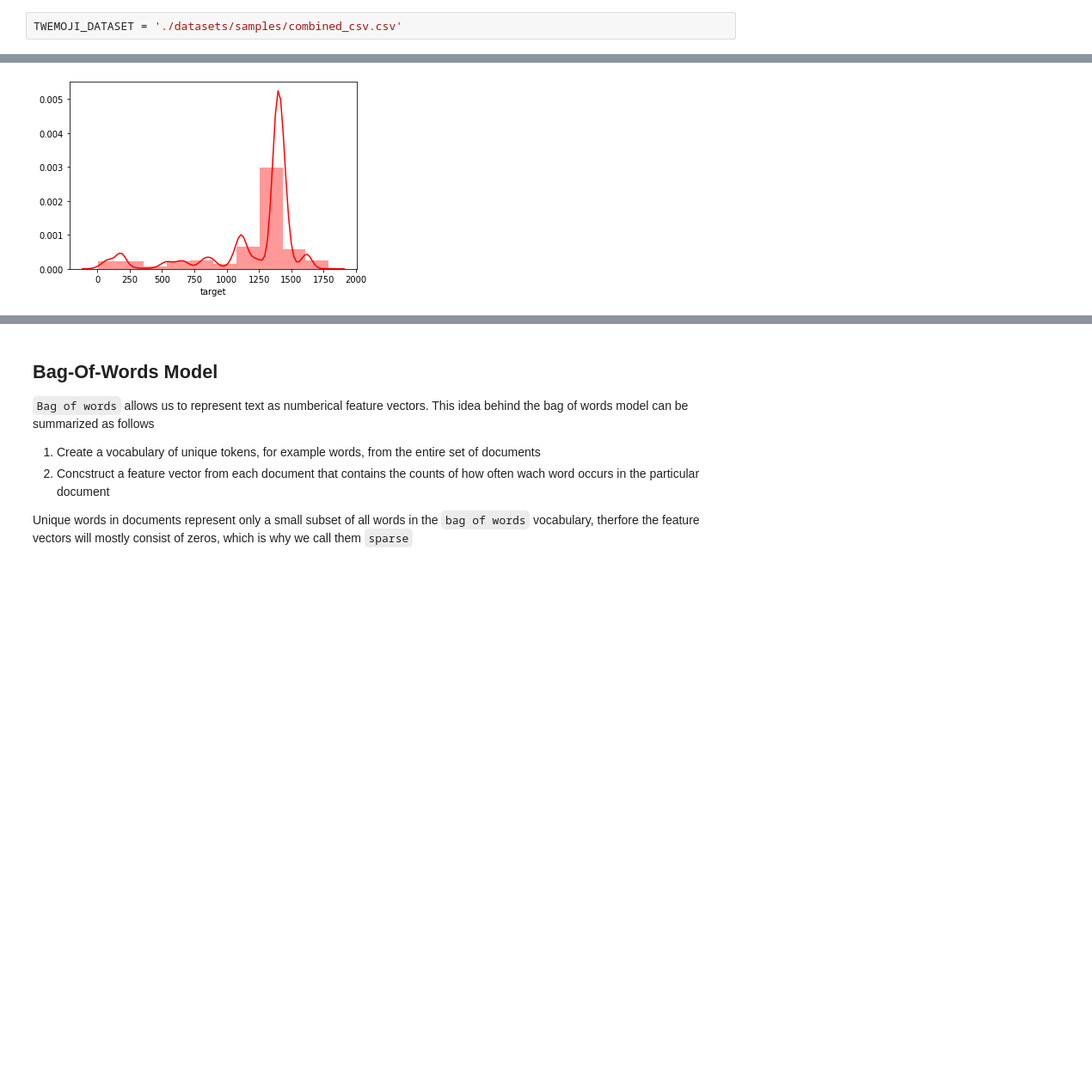
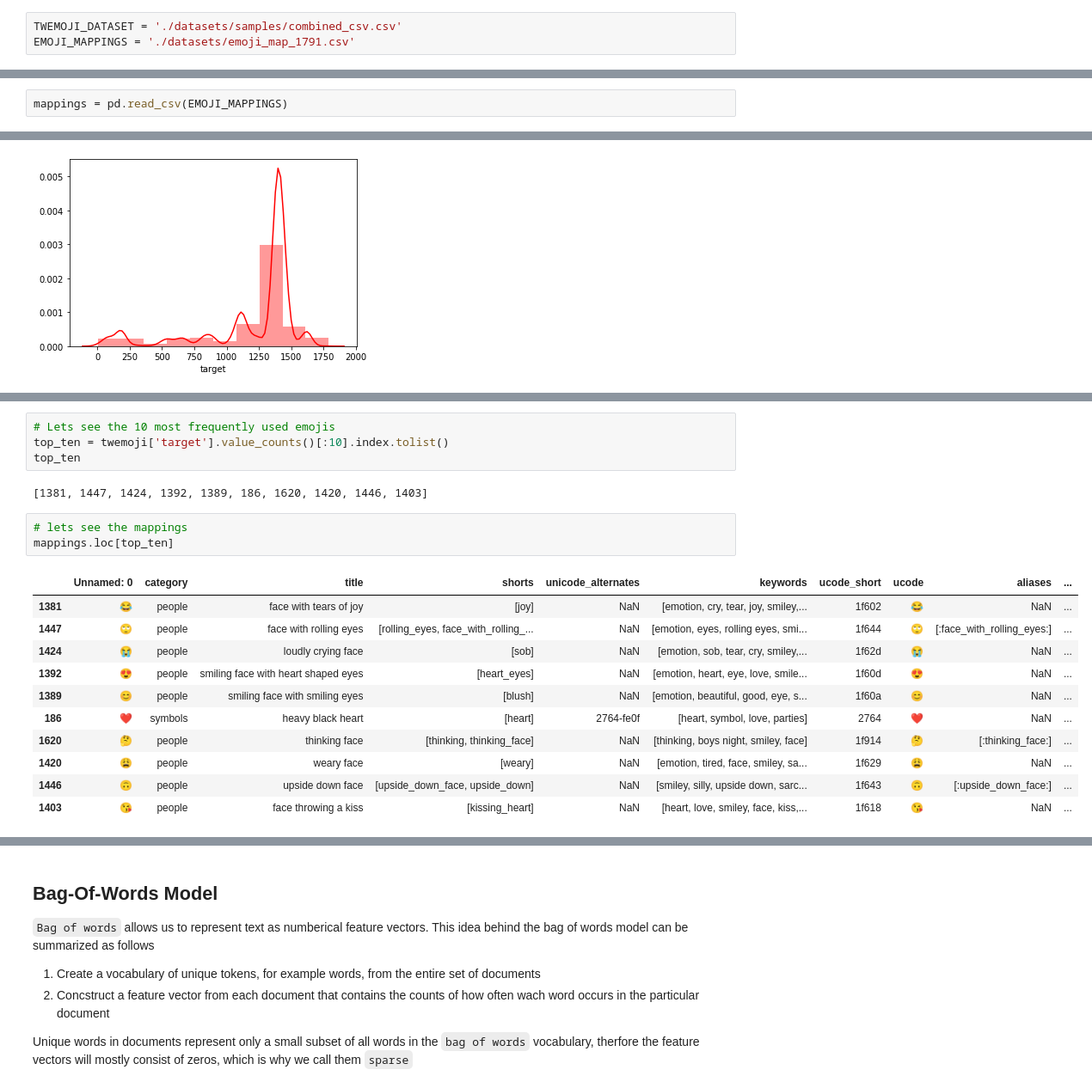
Before and after one commit to knarfamlap/tweet2emoji, a Jupyter notebook: main.ipynb, the cells around one changed output, grey strips where cells are left out. Shown at 86% size. Cells and saved outputs as stored; diff of their text form; blank space fills up the shorter version.

```diff
--- a/main.ipynb
+++ b/main.ipynb
@@ -5,7 +5,10 @@ import matplotlib.pyplot as plt
 import seaborn as sns
 # %%
 TWEMOJI_DATASET = './datasets/samples/combined_csv.csv'
+EMOJI_MAPPINGS = './datasets/emoji_map_1791.csv'
 # %%
 twemoji = pd.read_csv(TWEMOJI_DATASET)
+# %%
+mappings = pd.read_csv(EMOJI_MAPPINGS)
 # %%
 twemoji = twemoji.reindex(np.random.permutation(twemoji.index))
@@ -77,0 +115,21 @@ sns.distplot(twemoji['target'], color='red', bins=10)
+# %%
+# Lets see the 10 most frequently used emojis
+top_ten = twemoji['target'].value_counts()[:10].index.tolist()
+top_ten
+# %% [output]
+[1381, 1447, 1424, 1392, 1389, 186, 1620, 1420, 1446, 1403]
+# %%
+# lets see the mappings
+mappings.loc[top_ten]
+# %% [output]
+|  | Unnamed: 0 | category | title | shorts | unicode_alternates | keywords | ucode_short | ucode | aliases | ... |
+| 1381 | 😂 | people | face with tears of joy | [joy] | NaN | [emotion, cry, tear, joy, smiley,... | 1f602 | 😂 | NaN | ... |
+| 1447 | 🙄 | people | face with rolling eyes | [rolling_eyes, face_with_rolling_... | NaN | [emotion, eyes, rolling eyes, smi... | 1f644 | 🙄 | [:face_with_rolling_eyes:] | ... |
+| 1424 | 😭 | people | loudly crying face | [sob] | NaN | [emotion, sob, tear, cry, smiley,... | 1f62d | 😭 | NaN | ... |
+| 1392 | 😍 | people | smiling face with heart shaped eyes | [heart_eyes] | NaN | [emotion, heart, eye, love, smile... | 1f60d | 😍 | NaN | ... |
+| 1389 | 😊 | people | smiling face with smiling eyes | [blush] | NaN | [emotion, beautiful, good, eye, s... | 1f60a | 😊 | NaN | ... |
+| 186 | ❤ | symbols | heavy black heart | [heart] | 2764-fe0f | [heart, symbol, love, parties] | 2764 | ❤ | NaN | ... |
+| 1620 | 🤔 | people | thinking face | [thinking, thinking_face] | NaN | [thinking, boys night, smiley, face] | 1f914 | 🤔 | [:thinking_face:] | ... |
+| 1420 | 😩 | people | weary face | [weary] | NaN | [emotion, tired, face, smiley, sa... | 1f629 | 😩 | NaN | ... |
+| 1446 | 🙃 | people | upside down face | [upside_down_face, upside_down] | NaN | [smiley, silly, upside down, sarc... | 1f643 | 🙃 | [:upside_down_face:] | ... |
+| 1403 | 😘 | people | face throwing a kiss | [kissing_heart] | NaN | [heart, love, smiley, face, kiss,... | 1f618 | 😘 | NaN | ... |
```
Also changed, not shown: parts of 10 cells of this notebook.
